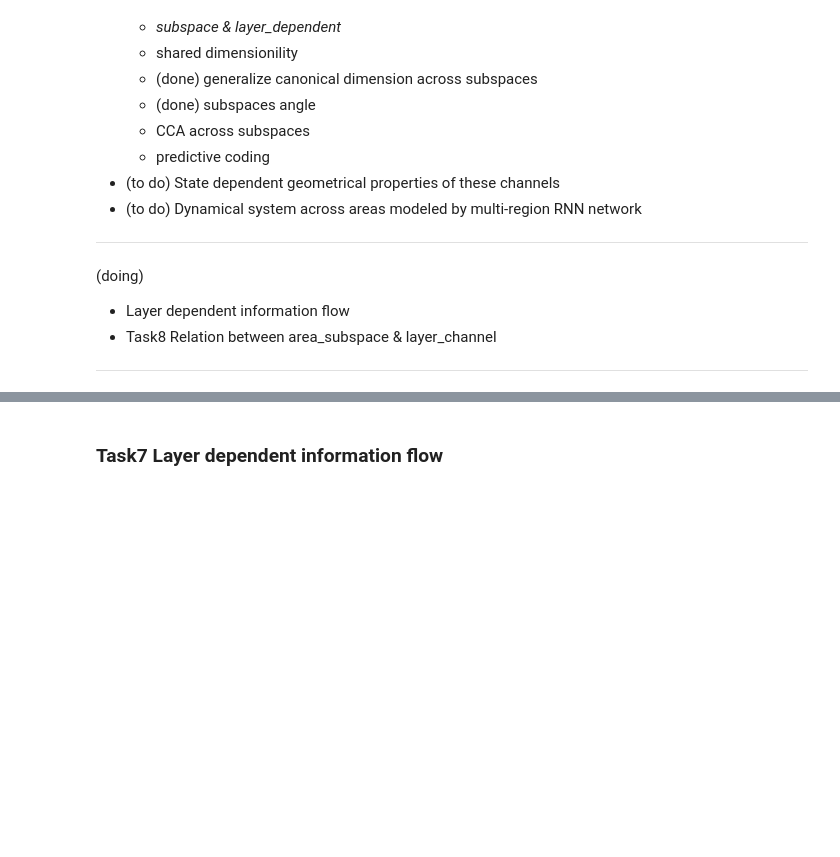
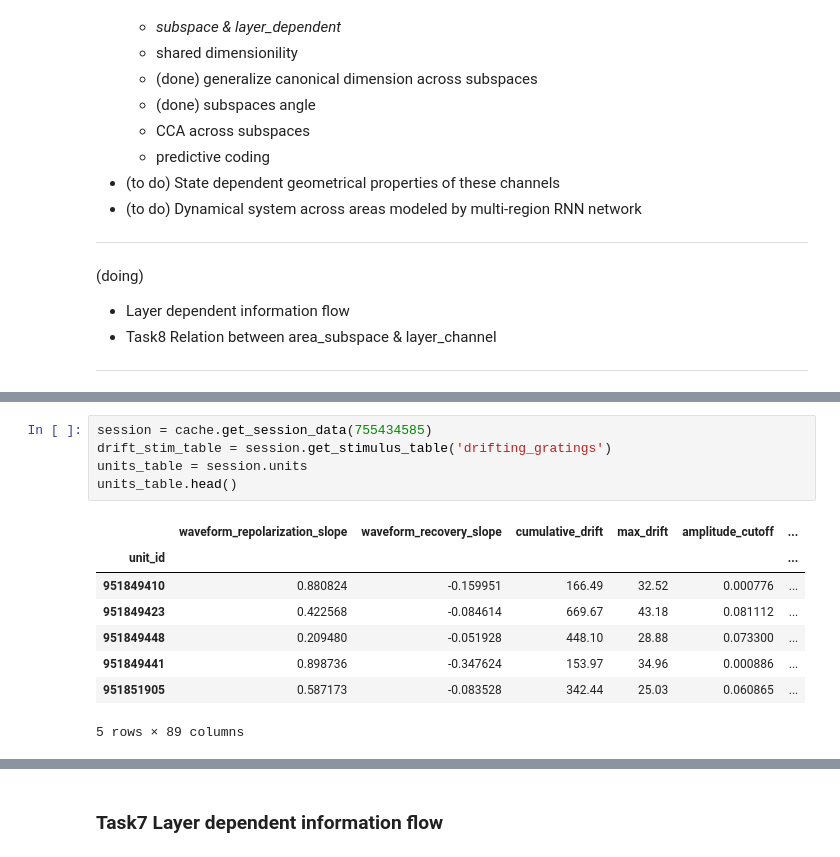
Before and after one commit to Jp-17/Coding_learning, a Jupyter notebook: Project_explore/Information flow across areas/CS_CCA_part5.ipynb, the cells around one changed output, grey strips where cells are left out. Drawn from its saved outputs; the diff is of its cells as text; blank space fills up the shorter version.

```diff
--- a/Project_explore/Information flow across areas/CS_CCA_part5.ipynb
+++ b/Project_explore/Information flow across areas/CS_CCA_part5.ipynb
@@ -47,0 +62,14 @@ from allensdk.brain_observatory.ecephys.ecephys_project_cache import EcephysProj
+# %%
+session = cache.get_session_data(755434585)
+drift_stim_table = session.get_stimulus_table('drifting_gratings')
+units_table = session.units
+units_table.head()
+# %% [output]
+|  | waveform_repolarization_slope | waveform_recovery_slope | cumulative_drift | max_drift | amplitude_cutoff | ... |
+| unit_id |  |  |  |  |  | ... |
+| 951849410 | 0.880824 | -0.159951 | 166.49 | 32.52 | 0.000776 | ... |
+| 951849423 | 0.422568 | -0.084614 | 669.67 | 43.18 | 0.081112 | ... |
+| 951849448 | 0.209480 | -0.051928 | 448.10 | 28.88 | 0.073300 | ... |
+| 951849441 | 0.898736 | -0.347624 | 153.97 | 34.96 | 0.000886 | ... |
+| 951851905 | 0.587173 | -0.083528 | 342.44 | 25.03 | 0.060865 | ... |
+5 rows × 89 columns
```
Also changed, not shown: parts of 13 cells of this notebook, 2 other files.
